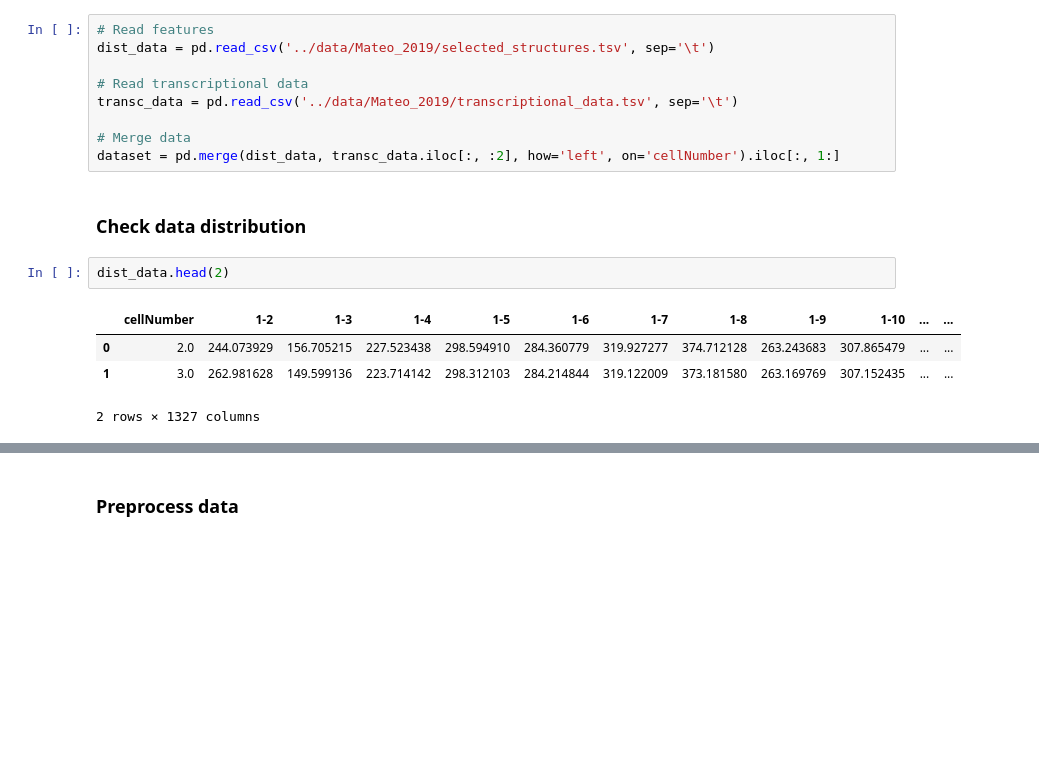
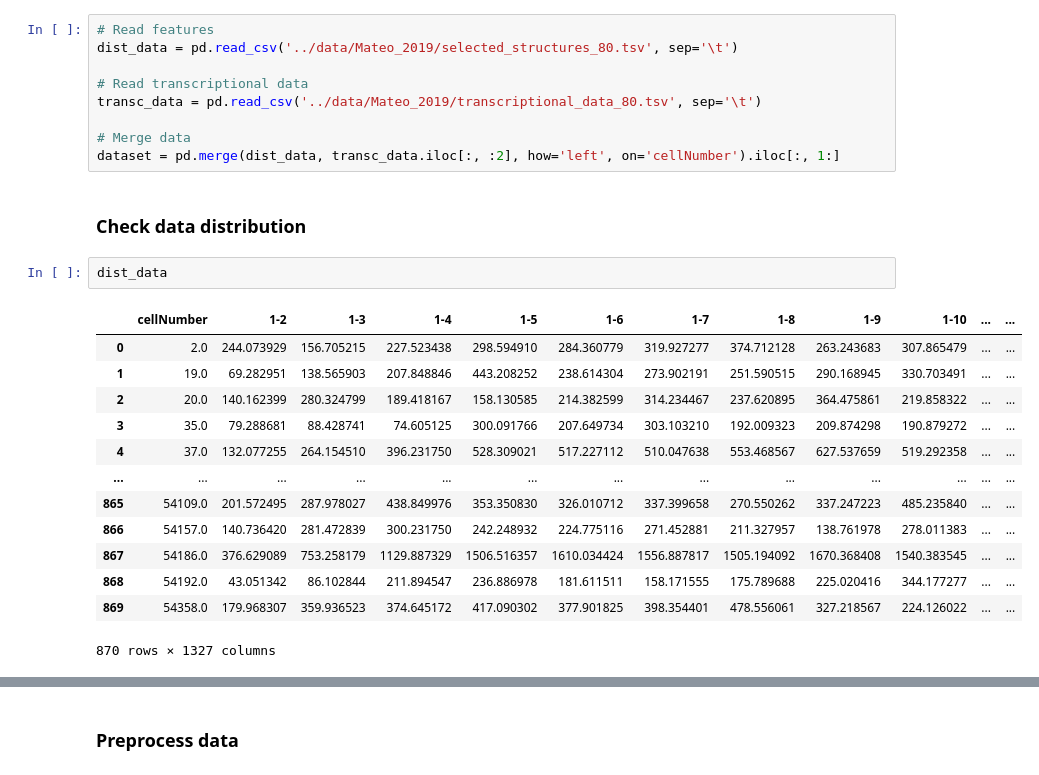
Before and after one commit to manuelfmerino/expression_prediction_AI, a Jupyter notebook: train_random_forest_Mateo.ipynb, the cells around one changed output, grey strips where cells are left out. Saved outputs shown, nothing was run; the diff lists cells and outputs as text; blank space fills up the shorter version.

```diff
--- a/train_random_forest_Mateo.ipynb
+++ b/train_random_forest_Mateo.ipynb
@@ -15,22 +15,31 @@ import joblib
 ### Read data
 # %%
 # Read features
-dist_data = pd.read_csv('../data/Mateo_2019/selected_structures.tsv', sep='\t')
+dist_data = pd.read_csv('../data/Mateo_2019/selected_structures_80.tsv', sep='\t')
 
 # Read transcriptional data
-transc_data = pd.read_csv('../data/Mateo_2019/transcriptional_data.tsv', sep='\t')
+transc_data = pd.read_csv('../data/Mateo_2019/transcriptional_data_80.tsv', sep='\t')
 
 # Merge data
 dataset = pd.merge(dist_data, transc_data.iloc[:, :2], how='left', on='cellNumber').iloc[:, 1:]
 # %% [markdown]
 ### Check data distribution
 # %%
-dist_data.head(2)
+dist_data
 # %% [output]
 |  | cellNumber | 1-2 | 1-3 | 1-4 | 1-5 | 1-6 | 1-7 | 1-8 | 1-9 | 1-10 | ... | ... |
 | 0 | 2.0 | 244.073929 | 156.705215 | 227.523438 | 298.594910 | 284.360779 | 319.927277 | 374.712128 | 263.243683 | 307.865479 | ... | ... |
-| 1 | 3.0 | 262.981628 | 149.599136 | 223.714142 | 298.312103 | 284.214844 | 319.122009 | 373.181580 | 263.169769 | 307.152435 | ... | ... |
+| 1 | 19.0 | 69.282951 | 138.565903 | 207.848846 | 443.208252 | 238.614304 | 273.902191 | 251.590515 | 290.168945 | 330.703491 | ... | ... |
+| 2 | 20.0 | 140.162399 | 280.324799 | 189.418167 | 158.130585 | 214.382599 | 314.234467 | 237.620895 | 364.475861 | 219.858322 | ... | ... |
+| 3 | 35.0 | 79.288681 | 88.428741 | 74.605125 | 300.091766 | 207.649734 | 303.103210 | 192.009323 | 209.874298 | 190.879272 | ... | ... |
+| 4 | 37.0 | 132.077255 | 264.154510 | 396.231750 | 528.309021 | 517.227112 | 510.047638 | 553.468567 | 627.537659 | 519.292358 | ... | ... |
+| ... | ... | ... | ... | ... | ... | ... | ... | ... | ... | ... | ... | ... |
+| 865 | 54109.0 | 201.572495 | 287.978027 | 438.849976 | 353.350830 | 326.010712 | 337.399658 | 270.550262 | 337.247223 | 485.235840 | ... | ... |
+| 866 | 54157.0 | 140.736420 | 281.472839 | 300.231750 | 242.248932 | 224.775116 | 271.452881 | 211.327957 | 138.761978 | 278.011383 | ... | ... |
+| 867 | 54186.0 | 376.629089 | 753.258179 | 1129.887329 | 1506.516357 | 1610.034424 | 1556.887817 | 1505.194092 | 1670.368408 | 1540.383545 | ... | ... |
+| 868 | 54192.0 | 43.051342 | 86.102844 | 211.894547 | 236.886978 | 181.611511 | 158.171555 | 175.789688 | 225.020416 | 344.177277 | ... | ... |
+| 869 | 54358.0 | 179.968307 | 359.936523 | 374.645172 | 417.090302 | 377.901825 | 398.354401 | 478.556061 | 327.218567 | 224.126022 | ... | ... |
-2 rows × 1327 columns
+870 rows × 1327 columns
 # %%
 gene_names = transc_data.columns[1:].tolist()
 
```
Also changed, not shown: parts of 12 cells of this notebook, 3 other files.
